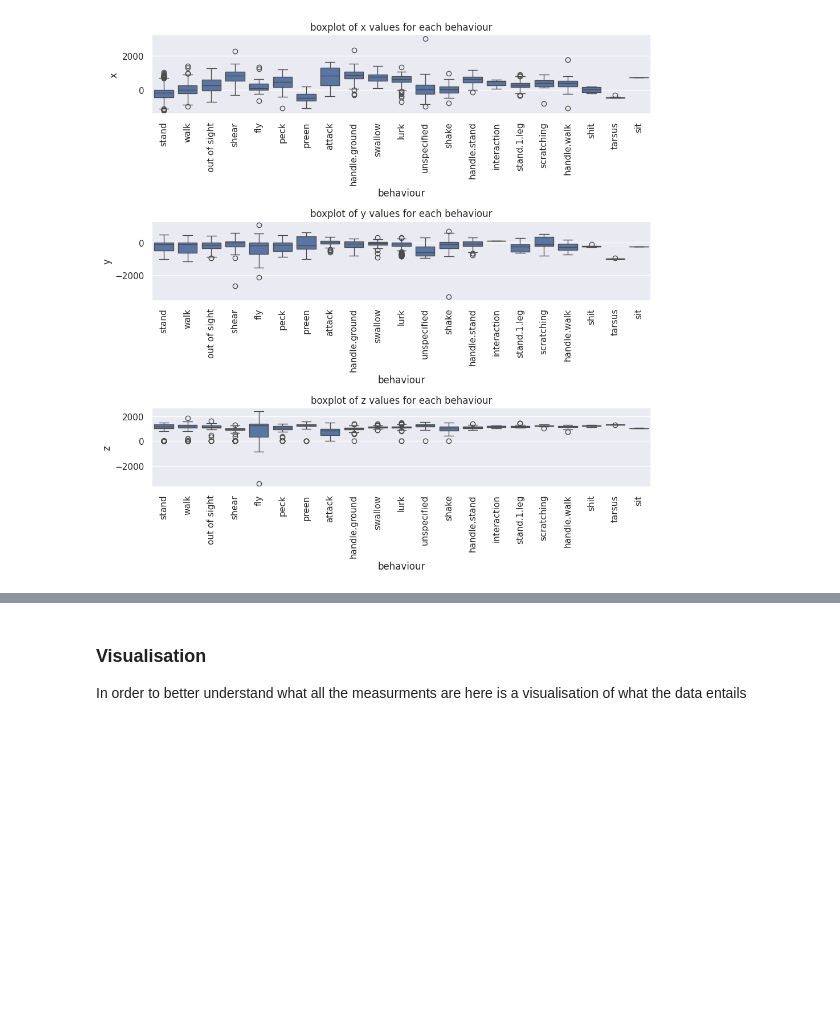
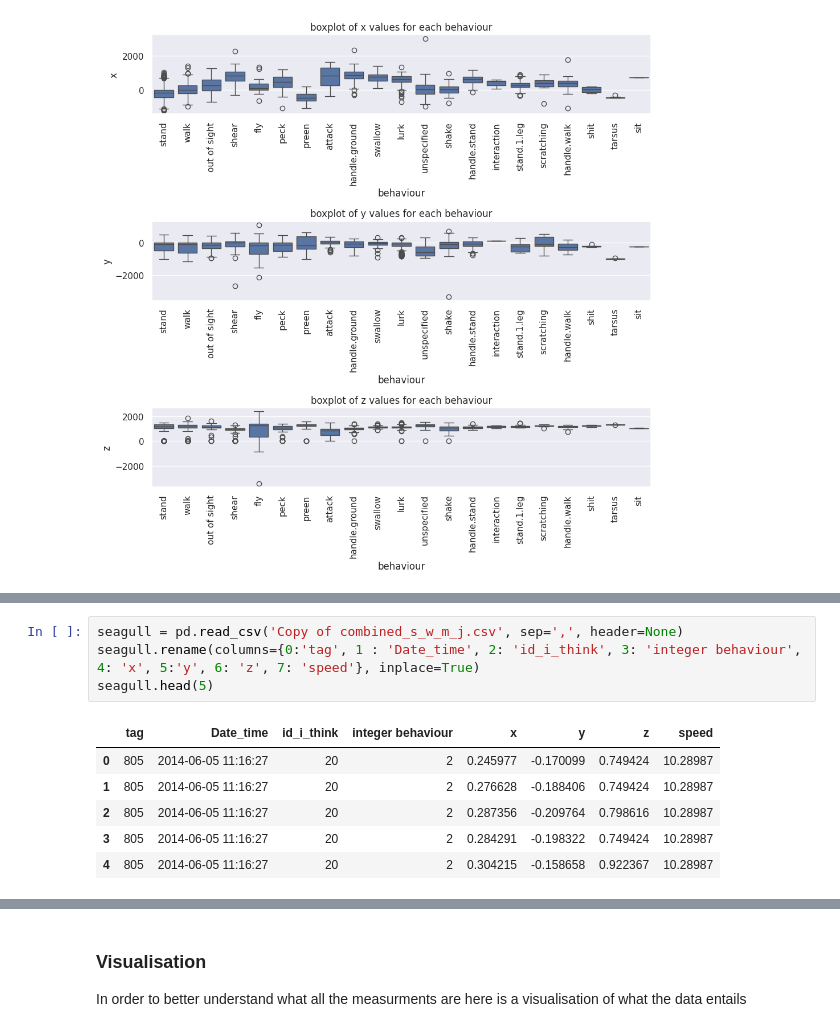
Before and after one commit to SebastiaanProjects/EDA, a Jupyter notebook: Exploratory Data Analysis.ipynb, the cells around one changed output, grey strips where cells are left out. Cells and saved outputs as stored; diff of their text form; blank space fills up the shorter version.

```diff
--- a/Exploratory Data Analysis copy.ipynb
+++ b/Exploratory Data Analysis.ipynb
@@ -439,0 +445,11 @@ plt.show()
+# %%
+seagull = pd.read_csv('Copy of combined_s_w_m_j.csv', sep=',', header=None)
+seagull.rename(columns={0:'tag', 1 : 'Date_time', 2: 'id_i_think', 3: 'integer behaviour', 4: 'x', 5:'y', 6: 'z', 7: 'speed'}, inplace=True)
+seagull.head(5)
+# %% [output]
+|  | tag | Date_time | id_i_think | integer behaviour | x | y | z | speed |
+| 0 | 805 | 2014-06-05 11:16:27 | 20 | 2 | 0.245977 | -0.170099 | 0.749424 | 10.28987 |
+| 1 | 805 | 2014-06-05 11:16:27 | 20 | 2 | 0.276628 | -0.188406 | 0.749424 | 10.28987 |
+| 2 | 805 | 2014-06-05 11:16:27 | 20 | 2 | 0.287356 | -0.209764 | 0.798616 | 10.28987 |
+| 3 | 805 | 2014-06-05 11:16:27 | 20 | 2 | 0.284291 | -0.198322 | 0.749424 | 10.28987 |
+| 4 | 805 | 2014-06-05 11:16:27 | 20 | 2 | 0.304215 | -0.158658 | 0.922367 | 10.28987 |
```
Also changed, not shown: parts of 6 cells of this notebook.
